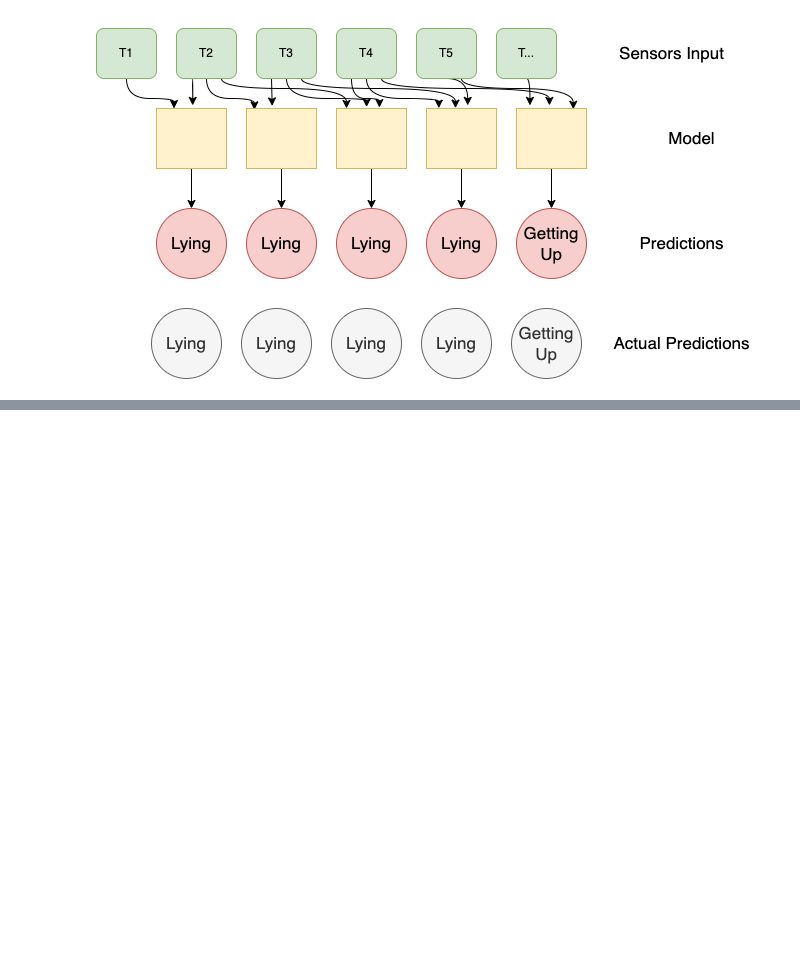
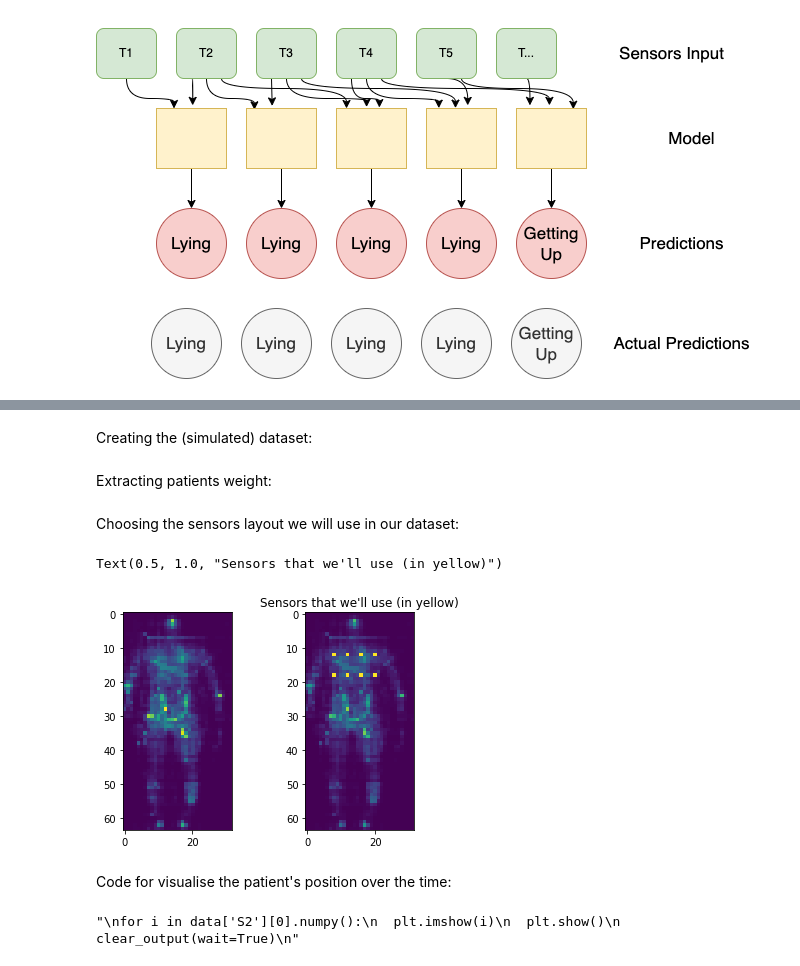
Before and after one commit to oradbarel/Fall-Prevention, a Jupyter notebook: Fall_Prevention.ipynb, the cells around one changed output, grey strips where cells are left out. Saved outputs shown, nothing was run; the diff lists cells and outputs as text; code cells hidden in the pictures; blank space fills up the shorter version.

Commit message:
Fall_Prevention.ipynb: dataset is ready

```diff
--- a/Fall_Prevention.ipynb
+++ b/Fall_Prevention.ipynb
@@ -74,0 +114,2 @@ High level flow chart of the RNN:
+# %% [markdown]
+Creating the (simulated) dataset:
@@ -74,0 +158,2 @@ High level flow chart of the RNN:
+# %% [markdown]
+Extracting patients weight:
@@ -74,0 +163,31 @@ High level flow chart of the RNN:
+# %% [markdown]
+Choosing the sensors layout we will use in our dataset:
+# %%
+sensors = [(12,8), (12,12), (12,16), (12,20), (18,8), (18,12), (18,16), (18,20)]
+
+def paint_sensors(sample):
+  for sensor in sensors:
+    sample[sensor[0]][sensor[1]] = 0.5
+
+sample = copy.deepcopy(data['S2'][0].numpy()[450])
+paint_sensors(sample)
+
+f, pl = plt.subplots(1, 2)
+pl[0].imshow(data['S2'][0].numpy()[450])
+pl[1].imshow(sample)
+
+plt.title("Sensors that we'll use (in yellow)")
+# %% [output]
+Text(0.5, 1.0, "Sensors that we'll use (in yellow)")
+[figure, added]
+# %% [markdown]
+Code for visualise the patient's position over the time:
+# %%
+"""
+for i in data['S2'][0].numpy():
+  plt.imshow(i)
+  plt.show()
+  clear_output(wait=True)
+"""
+# %% [output]
+"\nfor i in data['S2'][0].numpy():\n  plt.imshow(i)\n  plt.show()\n  clear_output(wait=True)\n"
```
Also changed, not shown: parts of 15 cells of this notebook.
